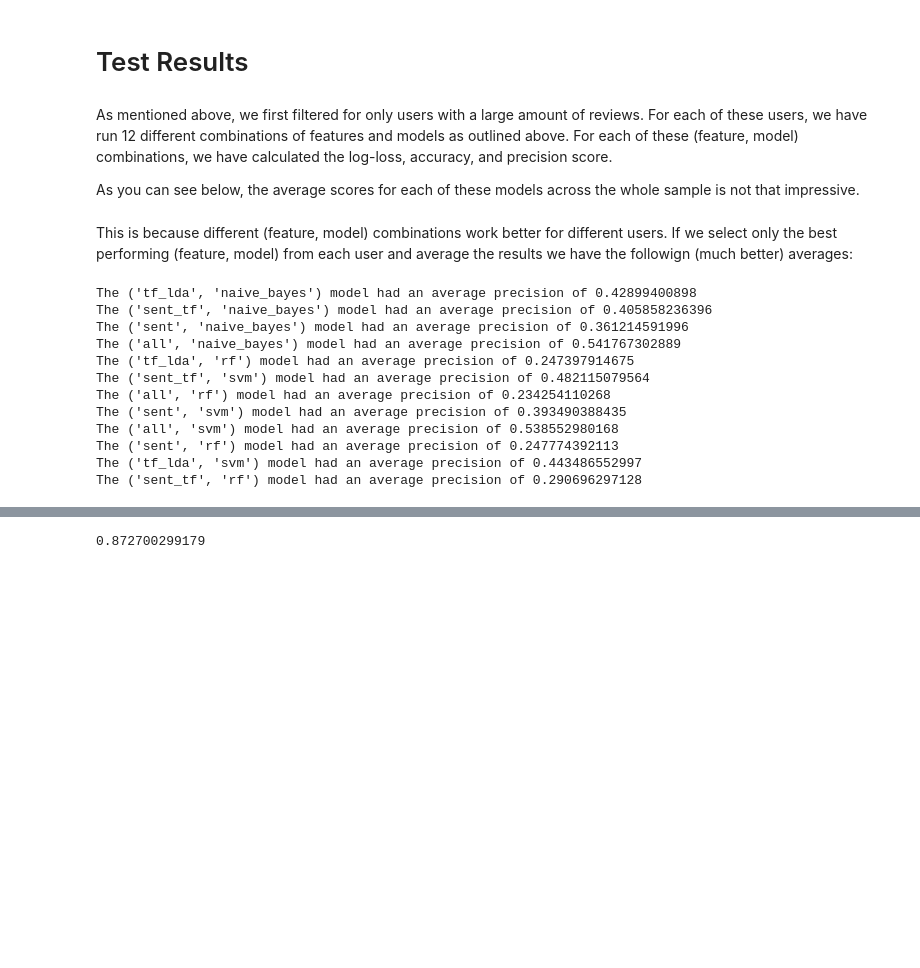
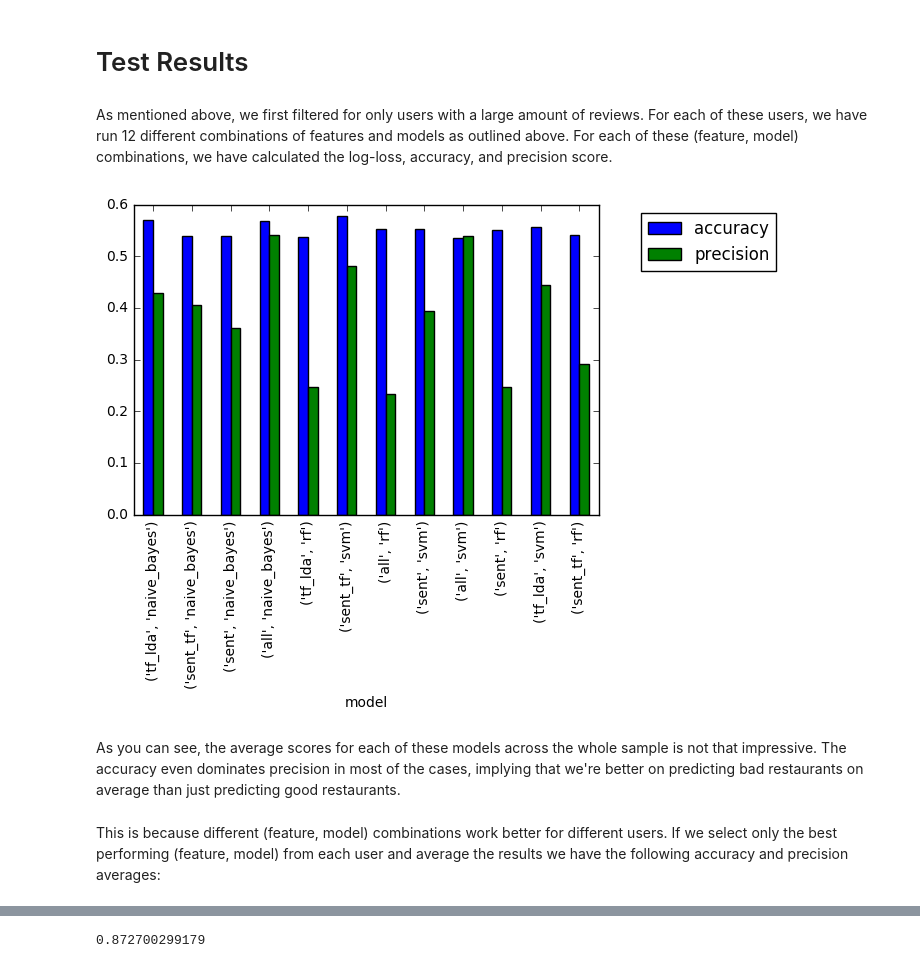
Before and after one commit to edeo/yelp-classification, a Jupyter notebook: write_ups/final_project_report.ipynb, the cells around one changed output, grey strips where cells are left out. Cells and saved outputs as stored; diff of their text form; code cells hidden in the pictures; blank space fills up the shorter version.

Commit message:
Cleaned test results

```diff
--- a/write_ups/final_project_report.ipynb
+++ b/write_ups/final_project_report.ipynb
@@ -153,5 +153,3 @@ We chose to focus on maximizing the precision score. The accuracy score captures
 # Test Results
 # %% [markdown]
 As mentioned above, we first filtered for only users with a large amount of reviews. For each of these users, we have run 12 different combinations of features and models as outlined above. For each of these (feature, model) combinations, we have calculated the log-loss, accuracy, and precision score.
-
-As you can see below, the average scores for each of these models across the whole sample is not that impressive.
@@ -176,2 +156,48 @@ model_results = cleaned_test_results[cleaned_test_results.keys()[0]].keys()
+# %%
+import json
+import os
+import pandas as pd
+
+test_results = json.load(open("../machine_learning/test_results.json"))
+
+model_run = []
+log_loss_scores = []
+accuracy_scores = []
+precision_scores = []
+model_tests = test_results[test_results.keys()[0]].keys()
+model_results = test_results[test_results.keys()[0]].keys()
+
+for model in model_tests:
+    model_run.extend([model] * len(test_results.keys()))
+    for key in test_results.keys():
+        log_loss_scores.append(test_results[key][model][0])
+        accuracy_scores.append(test_results[key][model][1])
+        precision_scores.append(test_results[key][model][2])
+# %%
+import matplotlib.pyplot as plt
+model_test_results = pd.DataFrame({"model": model_run, "log_loss": log_loss_scores,
+                                  "accuracy": accuracy_scores, "precision": precision_scores})
+ll_avg, acc_avg, prec_avg = [], [], []
+for model in model_tests:
+
+    ll_avg.append(model_test_results[(model_test_results['model'
+                                                          ] == model)]['log_loss'].mean())
+    acc_avg.append(model_test_results[(model_test_results['model'
+                                                          ] == model)]['accuracy'].mean())
+    prec_avg.append(model_test_results[(model_test_results['model'
+                                                          ] == model)]['precision'].mean())
+average_results_df = pd.DataFrame({'model': model_tests, 'log_loss':ll_avg,
+                                  'accuracy': acc_avg, 'precision': prec_avg})
+#Plot the average accuracy and precision for each model
+%matplotlib inline
+average_results_df.plot(x='model', y=['accuracy', 'precision']
+                                      , kind='bar', legend=True)
+ax = plt.subplot(111)
+ax.legend(bbox_to_anchor=(1.4, 1))
+plt.show()
+# %% [output]
+[figure, added]
+# %% [markdown]
+As you can see, the average scores for each of these models across the whole sample is not that impressive. The accuracy even dominates precision in most of the cases, implying that we're better on predicting bad restaurants on average than just predicting good restaurants.
 # %% [markdown]
-This is because different (feature, model) combinations work better for different users. If we select only the best performing (feature, model) from each user and average the results we have the followign (much better) averages:
+This is because different (feature, model) combinations work better for different users. If we select only the best performing (feature, model) from each user and average the results we have the following accuracy and precision averages:
@@ -201,20 +204,3 @@ for model in model_tests:
-# %%
-for model in model_tests:
-    precision_avg = model_test_results[(model_test_results['model'] == model)]['precision'].mean()
-    print "The " + str(model) + " model had an average precision of " + str(avg)
-# %% [output]
-The ('tf_lda', 'naive_bayes') model had an average precision of 0.42899400898
-The ('sent_tf', 'naive_bayes') model had an average precision of 0.405858236396
-The ('sent', 'naive_bayes') model had an average precision of 0.361214591996
-The ('all', 'naive_bayes') model had an average precision of 0.541767302889
-The ('tf_lda', 'rf') model had an average precision of 0.247397914675
-The ('sent_tf', 'svm') model had an average precision of 0.482115079564
-The ('all', 'rf') model had an average precision of 0.234254110268
-The ('sent', 'svm') model had an average precision of 0.393490388435
-The ('all', 'svm') model had an average precision of 0.538552980168
-The ('sent', 'rf') model had an average precision of 0.247774392113
-The ('tf_lda', 'svm') model had an average precision of 0.443486552997
-The ('sent_tf', 'rf') model had an average precision of 0.290696297128
 # %%
 user_id = []
 top_model = []
```
Also changed, not shown: parts of 5 cells of this notebook, 3 other files.
